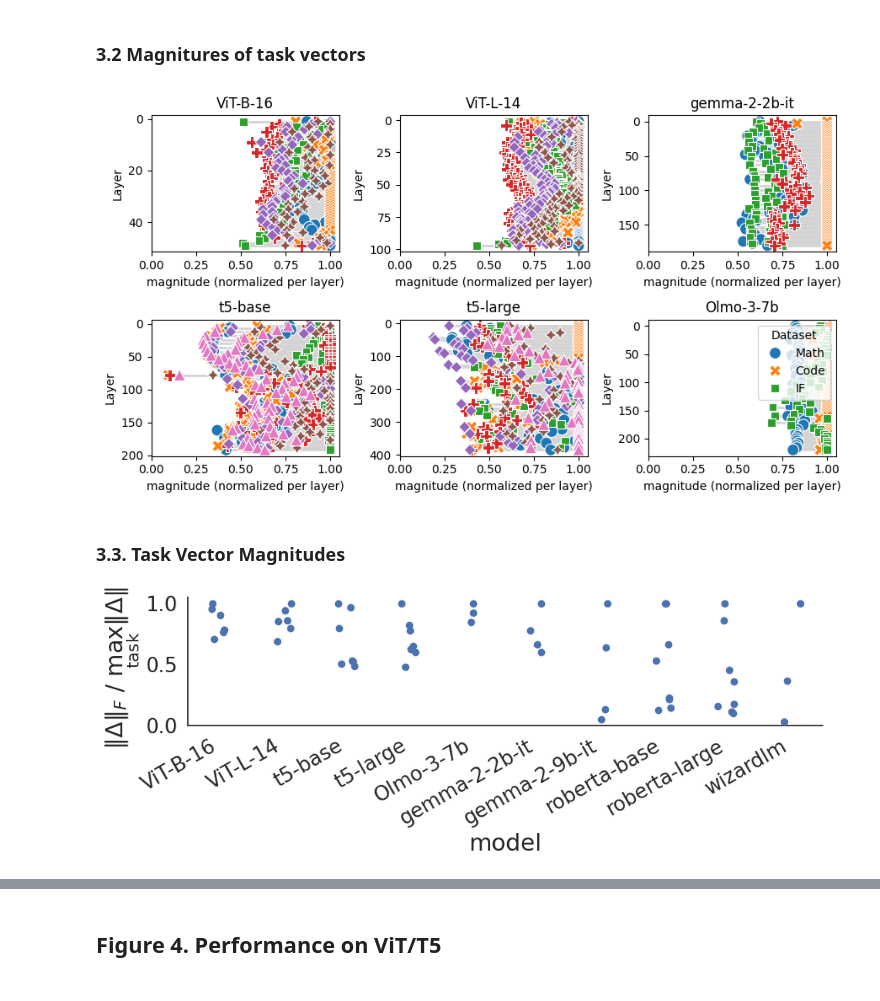
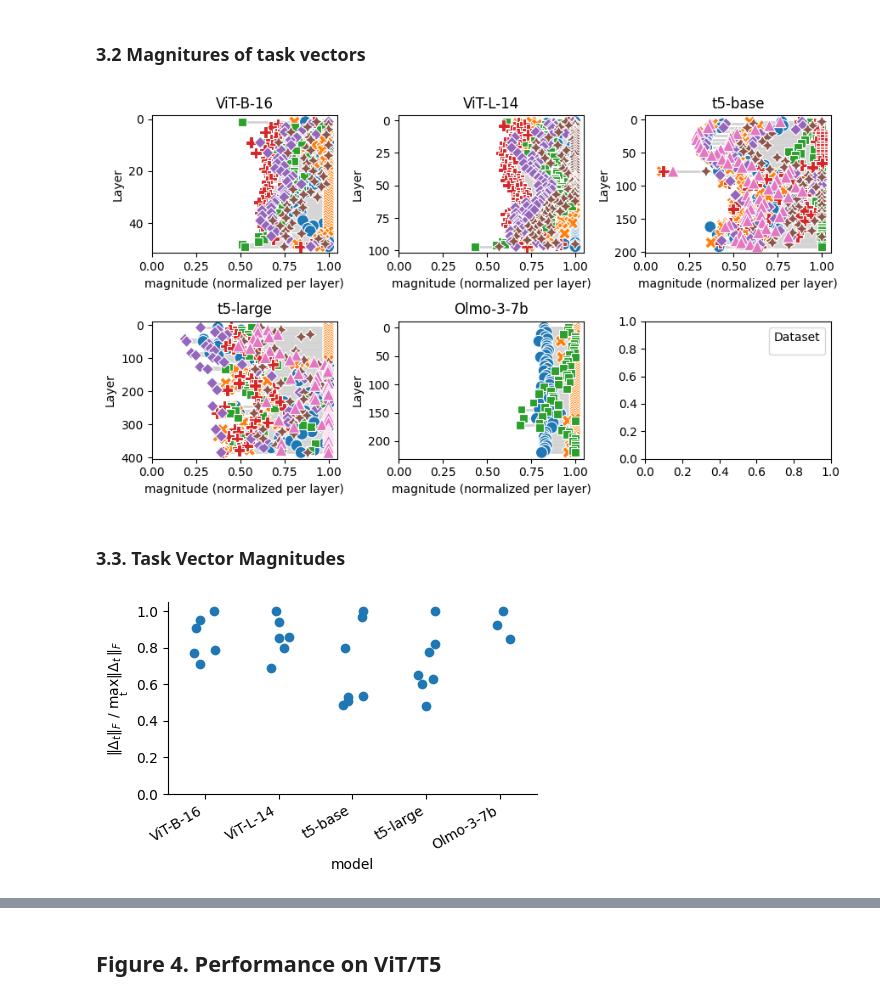
Before and after one commit to marawangamal/actmat, a Jupyter notebook: scripts/analysis.ipynb, the cells around one changed output, grey strips where cells are left out. Cells and saved outputs as stored; diff of their text form; code cells hidden in the pictures.

```diff
--- a/scripts/analysis.ipynb
+++ b/scripts/analysis.ipynb
@@ -400,7 +578,7 @@ import matplotlib.pyplot as plt
 
 df = pd.read_csv("../artifacts/csvs/magnitudes.csv")
 
-models = ["ViT-B-16", "ViT-L-14", "gemma-2-2b-it", "t5-base", "t5-large", "Olmo-3-7b"]
+models = ["ViT-B-16", "ViT-L-14", "t5-base", "t5-large", "Olmo-3-7b"]
 n_layers = 50
 
 fig, axes = plt.subplots(2, 3, figsize=(9, 5))
@@ -455,7 +633,7 @@ axes[-1].legend(title="Dataset", loc="upper right")
 plt.tight_layout()
 plt.show()
 # %% [output]
-[figure, old version]
+[figure, new version]
 # %%
 # df = pd.read_csv("../artifacts/csvs/magnitudes_combined.csv")
 # # model = "gemma-2-2b-it"
@@ -496,35 +674,37 @@ import numpy as np
 #     jitter=0.15,
 #     size=7,
 # )
 # g.set_xticklabels(rotation=30, ha="right")
 # g.set(yscale="log", ylabel=r"$\|\Delta\|_F$")
 # plt.tight_layout()
 # plt.show()
 
 # NORMALIZED
 import pandas as pd
 import seaborn as sns
 import matplotlib.pyplot as plt
 
 df = pd.read_csv("../artifacts/csvs/magnitudes_combined.csv")
 df["magnitude_norm"] = df["magnitude"] / df.groupby("model")["magnitude"].transform(
     "max"
 )
+models = ["ViT-B-16", "ViT-L-14", "t5-base", "t5-large", "Olmo-3-7b"]
+df = df[df["model"].isin(models)]
 
 g = sns.catplot(
     df,
     x="model",
     y="magnitude_norm",
     kind="strip",
-    height=4,
-    aspect=2.5,
+    height=3,
+    aspect=1.5,
     jitter=0.15,
     size=7,
 )
 g.set_xticklabels(rotation=30, ha="right")
-g.set(ylim=(0, 1.05), ylabel=r"$\|\Delta\|_F$ / $\max_{\mathrm{task}} \|\Delta\|_F$")
+g.set(ylim=(0, 1.05), ylabel=r"$\|\Delta_t\|_F$ / $\max_{\mathrm{t}} \|\Delta_t\|_F$")
 plt.tight_layout()
 plt.show()
 # %% [output]
-[figure, old version]
+[figure, new version]
 # %%
```
Also changed, not shown: parts of 15 cells of this notebook, 16 other files.
